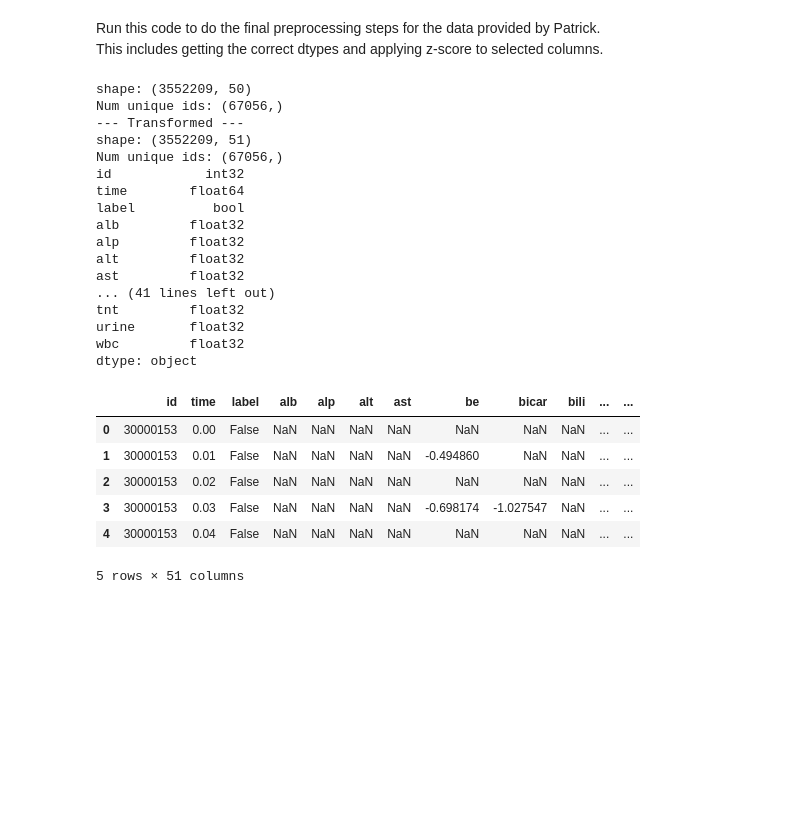
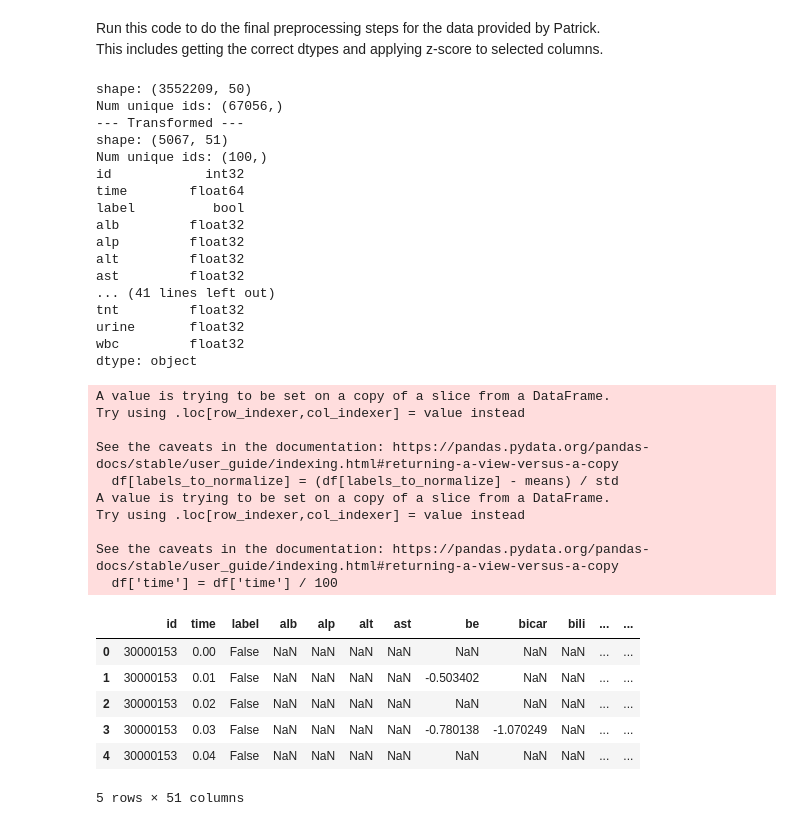
Before and after one commit to joshuawe/sepsis, a Jupyter notebook: data/miiv/preprocess.ipynb, the cells around one changed output. Saved outputs shown, nothing was run; the diff lists cells and outputs as text; code cells hidden in the pictures; blank space fills up the shorter version.

Commit message:
check z-scored data for mimic

```diff
--- a/data/miiv/preprocess.ipynb
+++ b/data/miiv/preprocess.ipynb
@@ -48,8 +48,9 @@ Run this code to do the final preprocessing steps for the data provided by Patri
 This includes getting the correct dtypes and applying z-score to selected columns.
 # %%
 path_original_data = Path('~/Documents/data/ts/miiv_old/fully_observed/dyn.parquet') # contains dynamic information
-path_preprocessed_data = Path('~/Documents/data/ts/miiv/fully_observed/miiv_ts_wide.parquet') # path where to save
-path_preprocessed_data = Path('~/Documents/data/ts/miiv/MCAR_1/miiv_MCAR_1_ts_wide.parquet') # path where to save
+# path_preprocessed_data = Path('~/Documents/data/ts/miiv/fully_observed/miiv_ts_wide.parquet') # path where to save
+# path_preprocessed_data = Path('~/Documents/data/ts/miiv/MCAR_1/miiv_MCAR_1_ts_wide.parquet') # path where to save
+path_preprocessed_data = Path('~/Documents/data/ts/miiv_test/MCAR_1/miiv_test_MCAR_1_ts_wide.parquet') # path where to save
 path_outcome = '~/Documents/data/ts/miiv_old/fully_observed/outc.parquet' # contains information about sepsis label
 
 # load dynamic data
@@ -76,6 +77,14 @@ df['time'] = df['time'].apply(lambda x: x.total_seconds() / 60 / 60).astype('int
 float64_columns = df.select_dtypes(include='float64').columns
 df[float64_columns] = df[float64_columns].astype('float32')
 
+only_first_100_ids = False
+# Activate this block to create a small version of mimic
+if only_first_100_ids:
+    # Get the first 100 unique IDs
+    unique_ids = df['id'].unique()[:100]
+    # Filter the DataFrame to only contain rows with the first 100 unique IDs
+    df = df[df['id'].isin(unique_ids)]
+
 # # change label (bool) to float32
 # df['label'] = df['label'].astype('float32')
 
@@ -84,38 +93,48 @@ labels_to_normalize = df.columns[3:]   # excluding columns: id, time, label
 means = df[labels_to_normalize].mean(skipna=True)
 std = df[labels_to_normalize].std(skipna=True, ddof=0)
 df[labels_to_normalize] = (df[labels_to_normalize] - means) / std
-# normalize time -> from 0 to 1
+# normalize time
 df['time'] = df['time'] / 100
 
 # save data
 df.to_parquet(path_preprocessed_data, index=False)
 
 print('shape:', df.shape)
 print('Num unique ids:', pd.unique(df['id']).shape)
 print(df.dtypes)
 df.head()
 # %% [output]
 shape: (3552209, 50)
 Num unique ids: (67056,)
 --- Transformed ---
-shape: (3552209, 51)
-Num unique ids: (67056,)
+shape: (5067, 51)
+Num unique ids: (100,)
 id            int32
 time        float64
 label          bool
 alb         float32
 alp         float32
 alt         float32
 ast         float32
 ... (41 lines left out)
 tnt         float32
 urine       float32
 wbc         float32
 dtype: object
+A value is trying to be set on a copy of a slice from a DataFrame.
+Try using .loc[row_indexer,col_indexer] = value instead
+
+See the caveats in the documentation: https://pandas.pydata.org/pandas-docs/stable/user_guide/indexing.html#returning-a-view-versus-a-copy
+  df[labels_to_normalize] = (df[labels_to_normalize] - means) / std
+A value is trying to be set on a copy of a slice from a DataFrame.
+Try using .loc[row_indexer,col_indexer] = value instead
+
+See the caveats in the documentation: https://pandas.pydata.org/pandas-docs/stable/user_guide/indexing.html#returning-a-view-versus-a-copy
+  df['time'] = df['time'] / 100
 |  | id | time | label | alb | alp | alt | ast | be | bicar | bili | ... | ... |
 | 0 | 30000153 | 0.00 | False | NaN | NaN | NaN | NaN | NaN | NaN | NaN | ... | ... |
-| 1 | 30000153 | 0.01 | False | NaN | NaN | NaN | NaN | -0.494860 | NaN | NaN | ... | ... |
+| 1 | 30000153 | 0.01 | False | NaN | NaN | NaN | NaN | -0.503402 | NaN | NaN | ... | ... |
 | 2 | 30000153 | 0.02 | False | NaN | NaN | NaN | NaN | NaN | NaN | NaN | ... | ... |
-| 3 | 30000153 | 0.03 | False | NaN | NaN | NaN | NaN | -0.698174 | -1.027547 | NaN | ... | ... |
+| 3 | 30000153 | 0.03 | False | NaN | NaN | NaN | NaN | -0.780138 | -1.070249 | NaN | ... | ... |
 | 4 | 30000153 | 0.04 | False | NaN | NaN | NaN | NaN | NaN | NaN | NaN | ... | ... |
-5 rows × 51 columns
+5 rows × 51 columns
```
Also changed, not shown: parts of 5 cells of this notebook.
